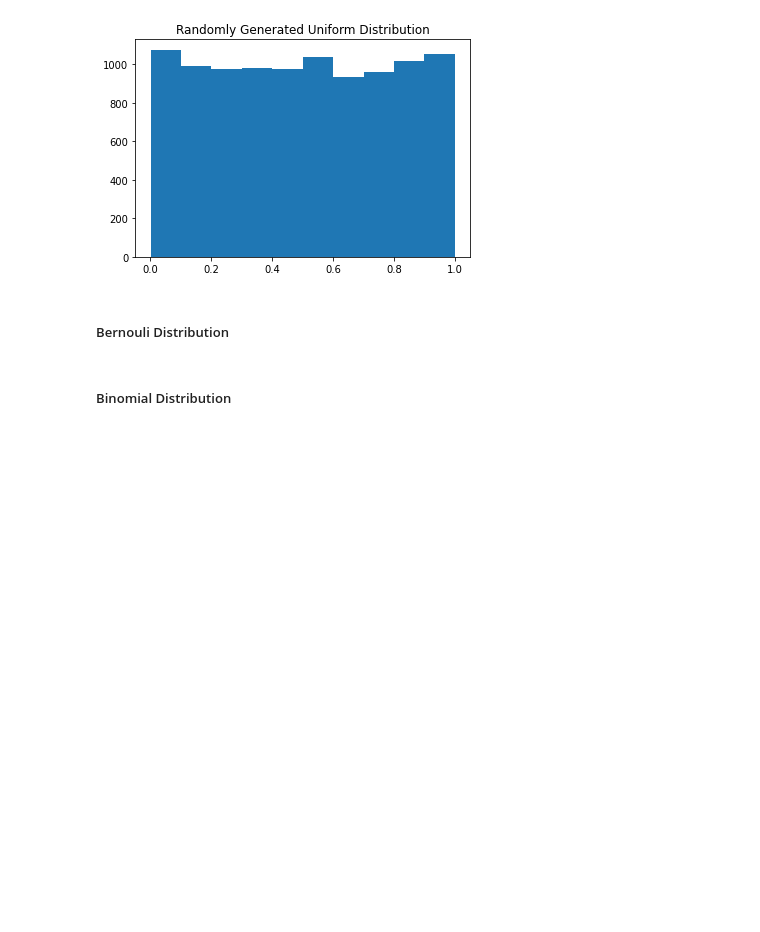
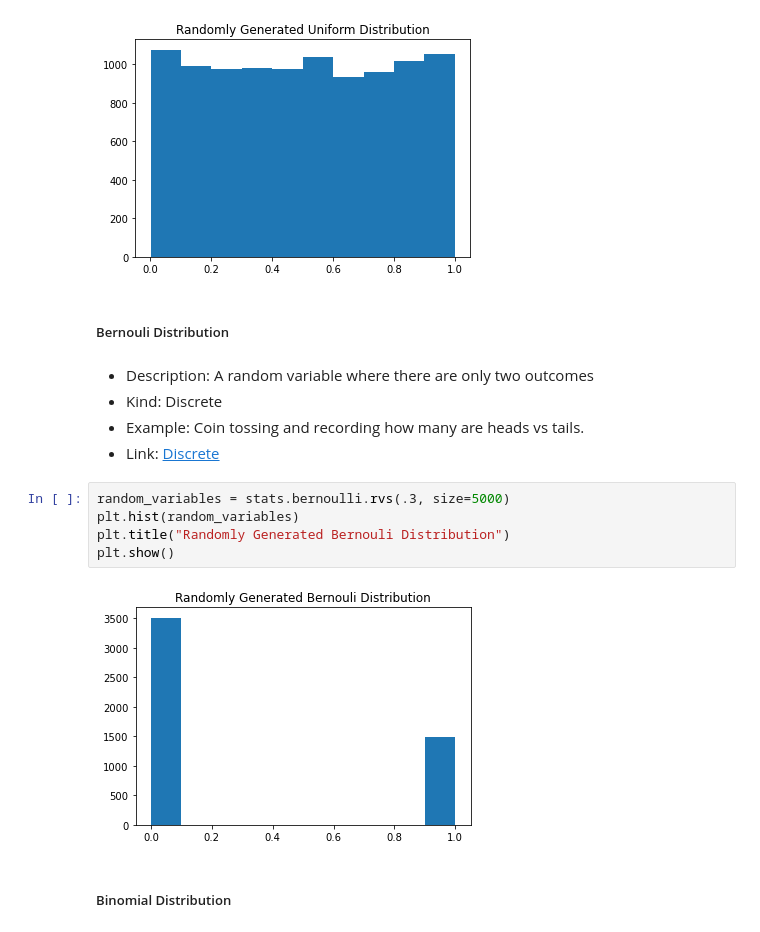
Before and after one commit to ManasviMalepati/StatisticsWorkbook, a Jupyter notebook: StatisticsWorkbook.ipynb, the cells around one changed output. Cells and saved outputs as stored; diff of their text form; blank space fills up the shorter version.

```diff
--- a/StatisticsWorkbook.ipynb
+++ b/StatisticsWorkbook.ipynb
@@ -123,5 +123,17 @@ plt.show()
 [figure]
 # %% [markdown]
 ##### Bernouli Distribution
+# %% [markdown]
+* Description: A random variable where there are only two outcomes
+* Kind: Discrete
+* Example: Coin tossing and recording how many are heads vs tails.
+* Link: [Discrete](https://docs.scipy.org/doc/scipy/reference/generated/scipy.stats.bernoulli.html#scipy.stats.bernoulli)
+# %%
+random_variables = stats.bernoulli.rvs(.3, size=5000)
+plt.hist(random_variables)
+plt.title("Randomly Generated Bernouli Distribution")
+plt.show()
+# %% [output]
+[figure, added]
 # %% [markdown]
 ##### Binomial Distribution
```
Also changed, not shown: parts of 32 cells of this notebook.
